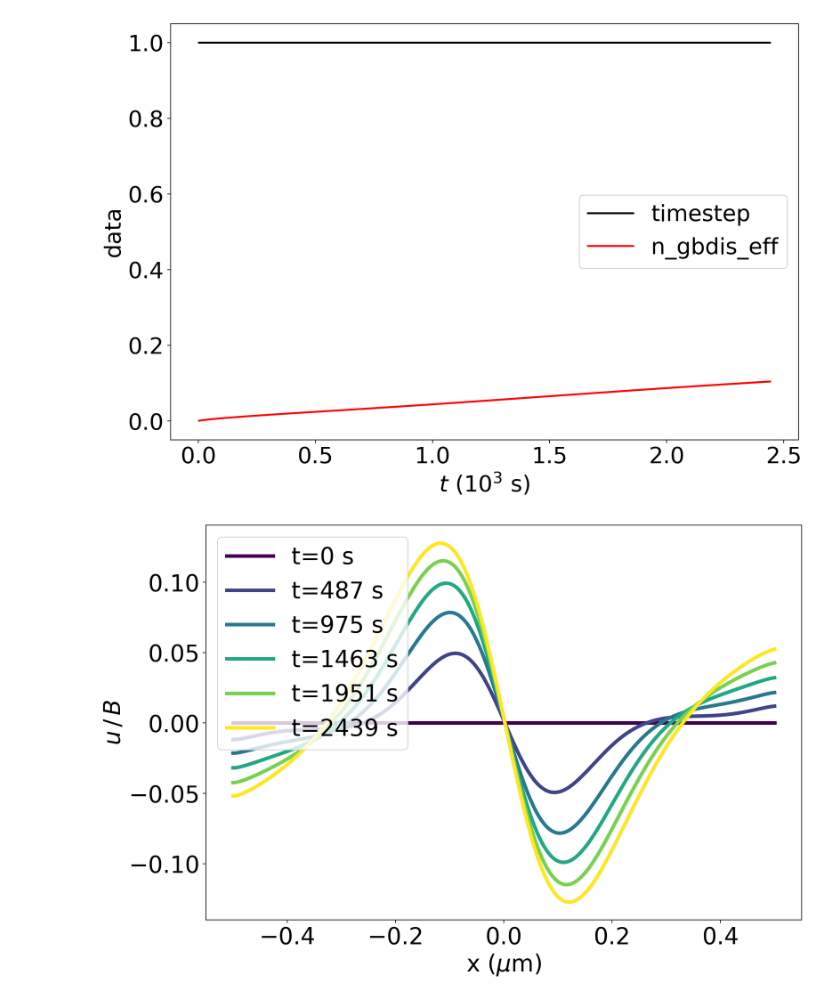
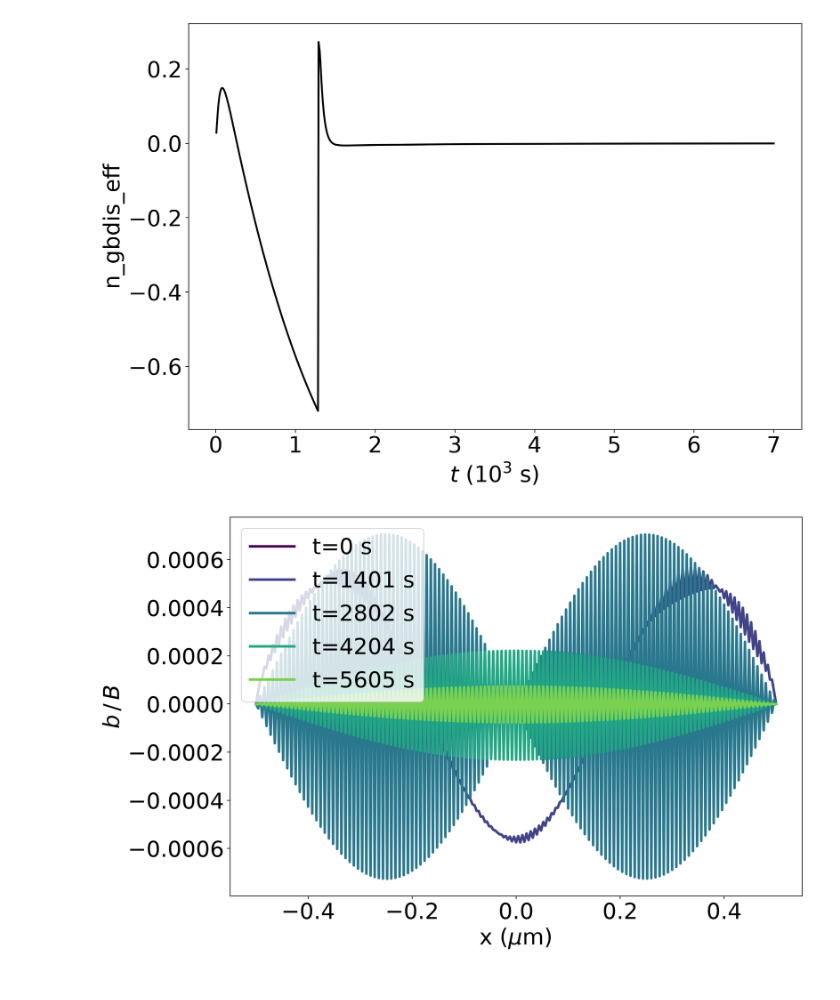
Before and after one commit to AHartmaier/pyLabDD, a Jupyter notebook: notebooks/gbdd_pu1_gbrelax.ipynb, the cells around one changed output. Cells and saved outputs as stored; diff of their text form; code cells hidden in the pictures.

```diff
--- a/notebooks/gbdd_pu1_gbrelax.ipynb
+++ b/notebooks/gbdd_pu1_gbrelax.ipynb
@@ -80,34 +70,36 @@ pyLabDD version 1.2.11
 # %%
 # set simulation parameters
-temp = 900.0
+temp = 5000.0
 tau0 = 10.0
 lgb = 1.
-gs = 0.4
+gs = .5
 delta = 0.004
 ngbn = int(lgb/delta)
 if ngbn % 2 == 0: ngbn += 1
 dtmax = 6.25e-7/delta**4  # value 1.e4 for delta=0.005, 50. for PU
 #grain_size = 1.0
-tfin = 2.5e9
-niter = 1_000_000
-drag = 1.e6
+tfin = 7.e9
+niter = 50_000_000
+drag = 1.e4  # 500.  # 1.e6
 
 # run special simulation with 1 immobile dislocation in pile up with drag > 1.e5
 print(f"Simulation with N_gbn={ngbn}, grain_size={gs}, dtmax={dtmax}")
 gbdd = dd.GB_dislocations(temp=temp, tau0=tau0,
                    Ngbn=ngbn, len_gb_seg=lgb, grain_size=gs,
                    tfin=tfin, niter=niter,
-                   dtmax=dtmax, drag=drag,
+                   dtmax=dtmax, drag=drag, fcrit=1.e9,
                    screenout=True)
 pud = np.ones(1)*0.5*gs
 gbdd.run_sim(pudis=pud)
-#gbdd.save_hdf5(f"pu1im_T{int(temp)}_H{int(gs*10)}_L{int(lgb*10)}.h5")
-gbdd.plot_time_series(['timestep', 'n_gbdis_eff'])
+gbdd.save_hdf5(f"pu1im_T{int(temp)}_H{int(gs*10)}_L{int(lgb*10)}.h5")
+gbdd.plot_time_series(['n_gbdis_eff'], file="ngb_T5000_L1_d25_dyn4.pdf")
+gbdd.plot_field('bfield', fs=26, lw=3, nplot=5, file="gbr_T5000_L1_d25_dyn4.pdf")
+#gbdd.plot_time_series(['timestep', 'n_gbdis_eff'])
 #gbdd.plot_time_series('plastic_slip', fs=26, lw=3)
-gbdd.plot_field('displacement', fs=26, lw=4, nplot=5,
-#                file=f"tau{int(tau0)}_T{int(temp)}_D{int(gs*10)}.pdf"
-               )
-gbdd.plot_field('bfield', fs=26, lw=3, nplot=5,
-#                file=f"tau{int(tau0)}_T{int(temp)}_D{int(gs*10)}.pdf"
-               )
+#gbdd.plot_field('displacement', fs=26, lw=4, nplot=5,
+##                file=f"tau{int(tau0)}_T{int(temp)}_D{int(gs*10)}.pdf"
+#               )
+#gbdd.plot_field('bfield', fs=26, lw=3, nplot=5,
+##                file=f"tau{int(tau0)}_T{int(temp)}_D{int(gs*10)}.pdf"
+#               )
 # %% [output]
@@ -131,2 +123,2 @@ Set drag: 1000000.0
-[figure, old version]
+[figure, new version]
-[figure, old version]
+[figure, new version]
```
Also changed, not shown: parts of 6 cells of this notebook.
